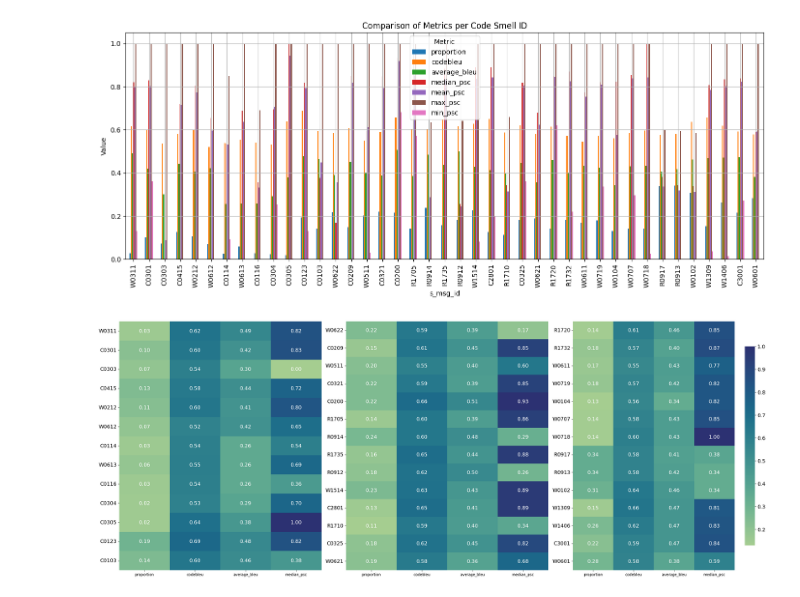
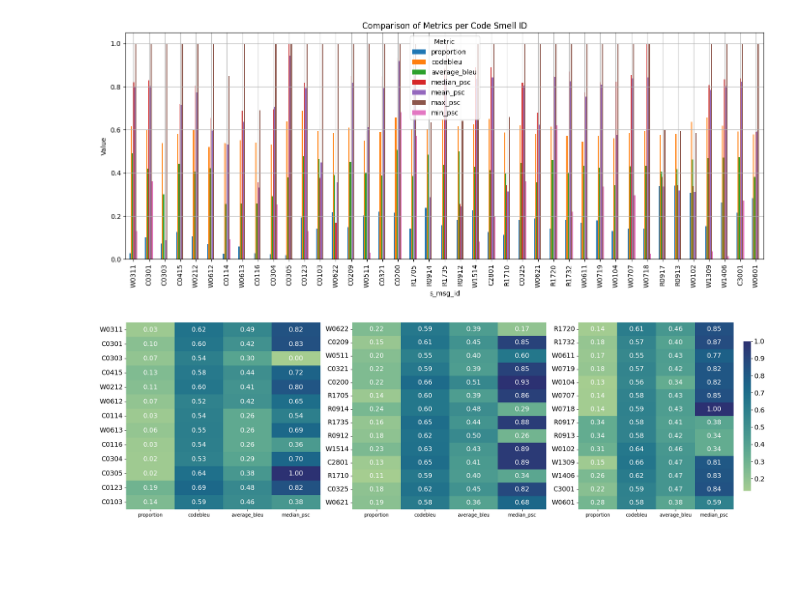
Before and after one commit to WM-SEMERU/CodeSmellExt, a Jupyter notebook: notebooks/extension/baseline/01_codebleu.ipynb, the cells around one changed output. Drawn from its saved outputs; the diff is of its cells as text; code cells hidden in the pictures; blank space fills up the shorter version.

Commit message:
Updated baselines comparison plot

```diff
--- a/notebooks/extension/baseline/01_codebleu.ipynb
+++ b/notebooks/extension/baseline/01_codebleu.ipynb
@@ -192,3 +194,5 @@ results_df.to_json(f"{output_dir}/{params['psc_column']}_{params['decoding_strat
+# %%
+results_df = pd.read_json(f"{output_dir}/{params['psc_column']}_{params['decoding_strategy']}_comparison.json")
 # %% [markdown]
 ### Analyze results
 # %%
@@ -225,9 +229,6 @@ plt.show()
 # %% [output]
 [figure]
 # %%
-import matplotlib.pyplot as plt
-import seaborn as sns
-
 # Select relevant metrics and set index
 metrics = ['proportion', 'codebleu', 'average_bleu', 'median_psc']
 df_values = results_df.set_index('s_msg_id')[metrics]
@@ -236,32 +237,32 @@ df_values = results_df.set_index('s_msg_id')[metrics]
 n = len(df_values)
 splits = [df_values.iloc[i * n // 3: (i + 1) * n // 3] for i in range(3)]
 titles = ["Code Smell Metrics - Part 1", "Part 2", "Part 3"]
 
 # Create subplots
-fig, axes = plt.subplots(1, 3, figsize=(26, 10))
+fig, axes = plt.subplots(1, 3, figsize=(20, 6))
 
 # Plot each heatmap
 for i, (df_part, title) in enumerate(zip(splits, titles)):
     show_colorbar = (i == 2)  # Show colorbar only on the last subplot
     heatmap = sns.heatmap(
         df_part.round(2),
         annot=True,
         fmt=".2f",
         cmap="crest",
         annot_kws={"size": 14, "color": "white"},
         cbar=show_colorbar,
         cbar_kws={"shrink": 0.8} if show_colorbar else None,
         ax=axes[i]
     )
     axes[i].tick_params(axis='y', labelsize=14)
     axes[i].set_yticklabels(axes[i].get_yticklabels(), rotation=0)
     axes[i].set_ylabel("")
 
     # If colorbar is shown, increase its label font size
     if show_colorbar:
         heatmap.collections[0].colorbar.ax.tick_params(labelsize=14)
 
 plt.tight_layout()
 plt.show()
 # %% [output]
-[figure, old version]
+[figure, new version]
```
Also changed, not shown: parts of 2 cells of this notebook, 1 other file.
